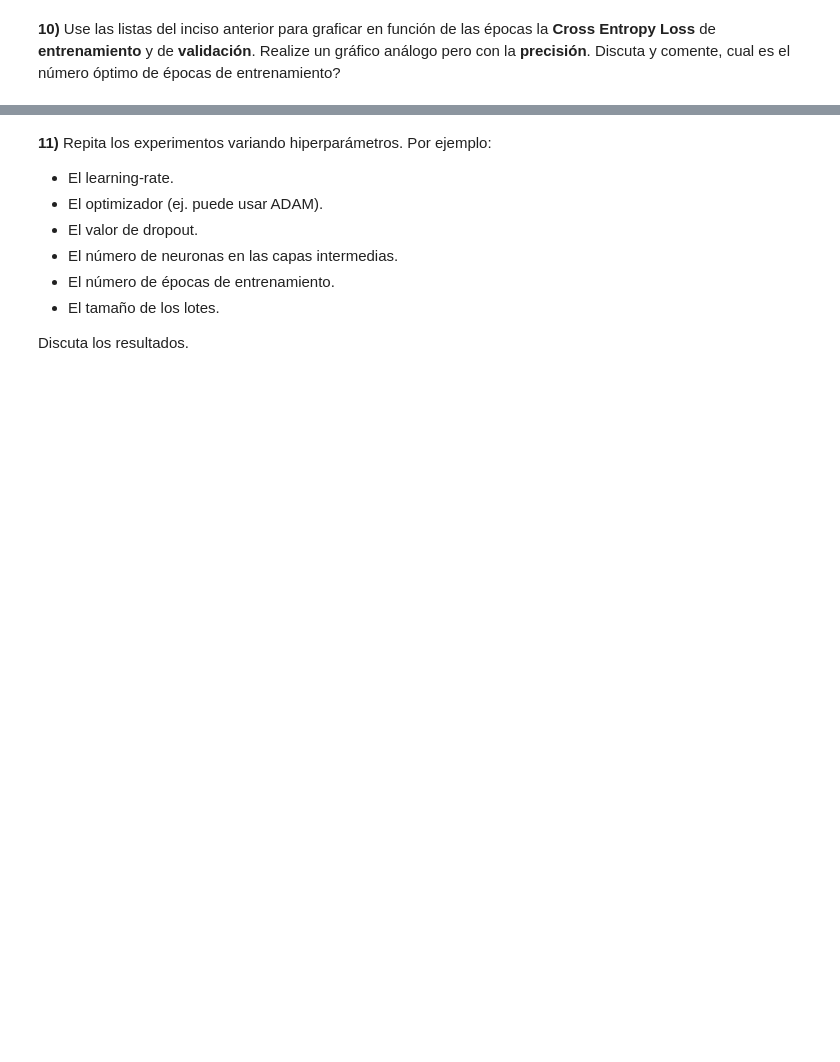
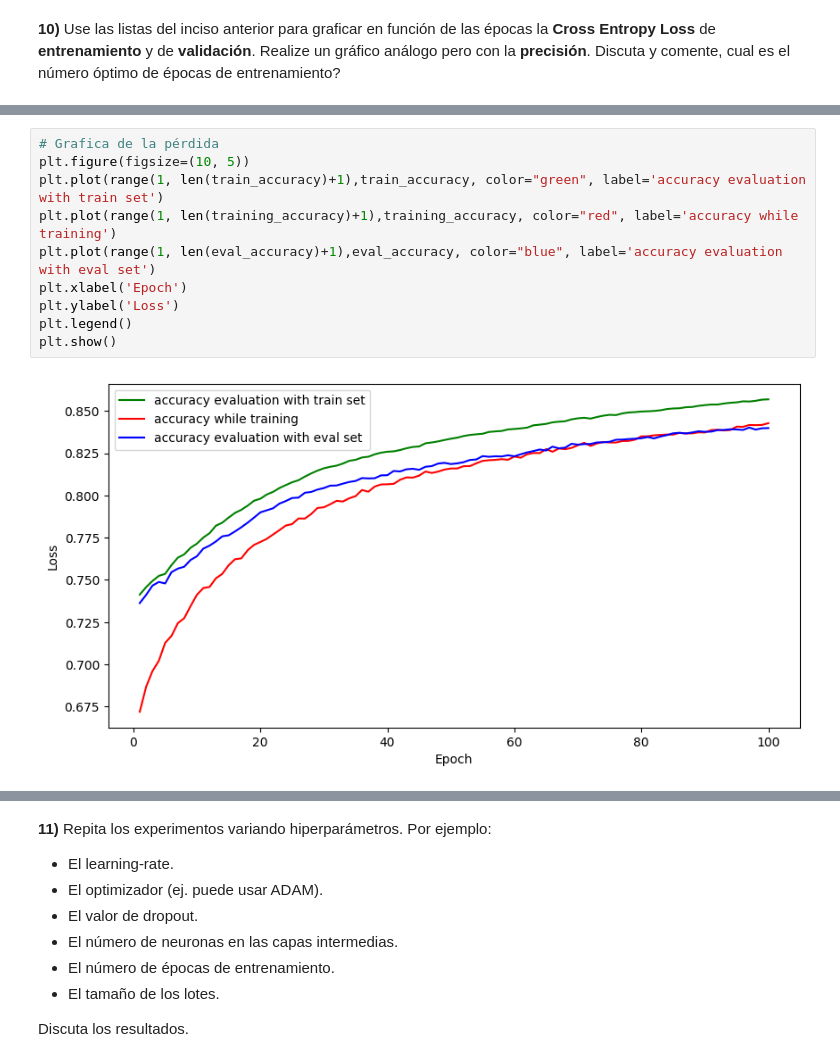
Before and after one commit to aletole1/Clasificando-Fashion-MNIST-con-PyTorch, a Jupyter notebook: redes_neuronales_2024_guia_12.ipynb, the cells around one changed output, grey strips where cells are left out. Saved outputs shown, nothing was run; the diff lists cells and outputs as text; blank space fills up the shorter version.

```diff
--- a/redes_neuronales_2024_guia_12.ipynb
+++ b/redes_neuronales_2024_guia_12.ipynb
@@ -384,3 +482,15 @@ plt.show()
+# %%
+# Grafica de la pérdida
+plt.figure(figsize=(10, 5))
+plt.plot(range(1, len(train_accuracy)+1),train_accuracy, color="green", label='accuracy evaluation with train set')
+plt.plot(range(1, len(training_accuracy)+1),training_accuracy, color="red", label='accuracy while training')
+plt.plot(range(1, len(eval_accuracy)+1),eval_accuracy, color="blue", label='accuracy evaluation with eval set')
+plt.xlabel('Epoch')
+plt.ylabel('Loss')
+plt.legend()
+plt.show()
+# %% [output]
+[figure, added]
 # %%
 plt.figure(figsize=(10, 5))
 plt.plot(range(1, len(train_accuracy)+1),train_accuracy, color="green", label='train accuracy')
```
Also changed, not shown: parts of 10 cells of this notebook, 2 other files.
